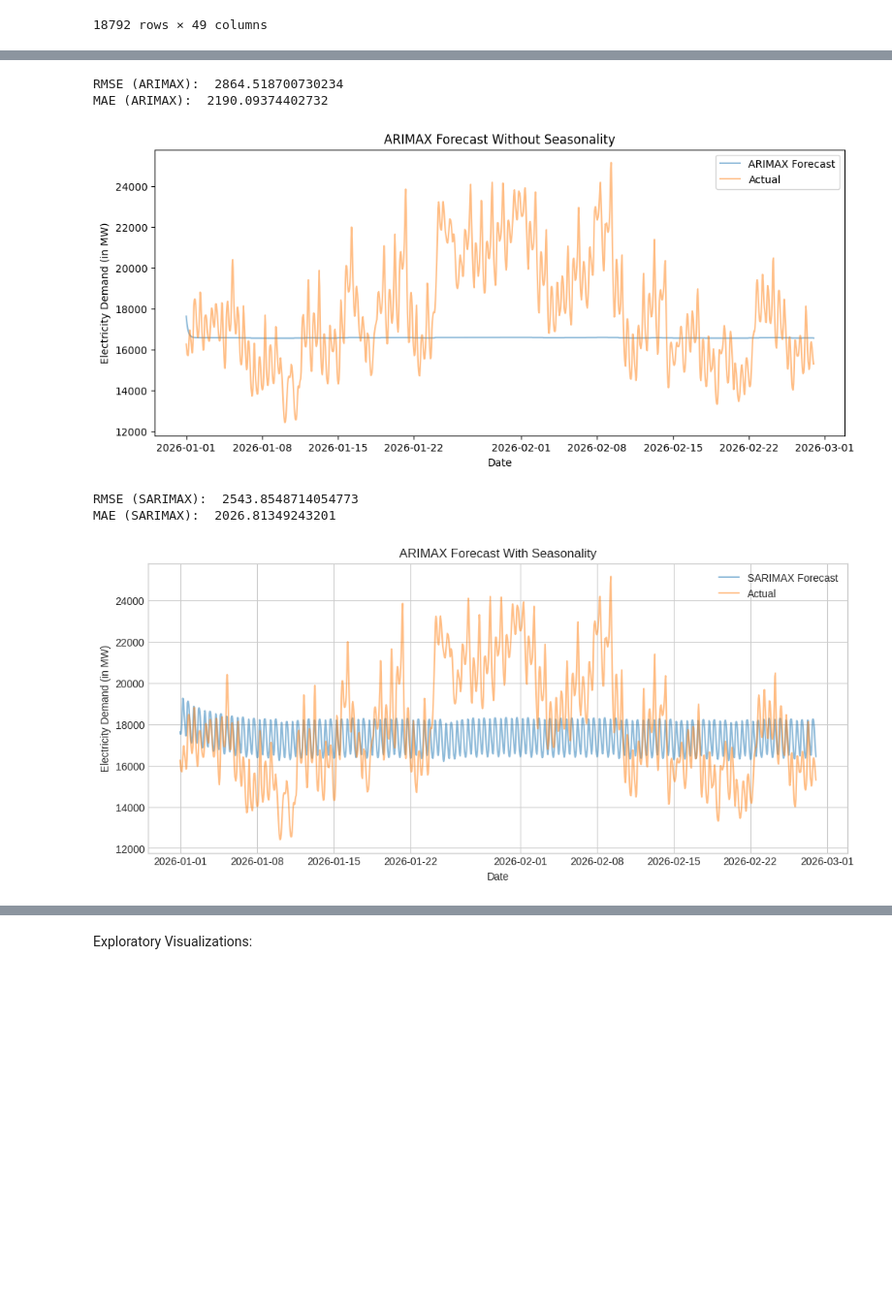
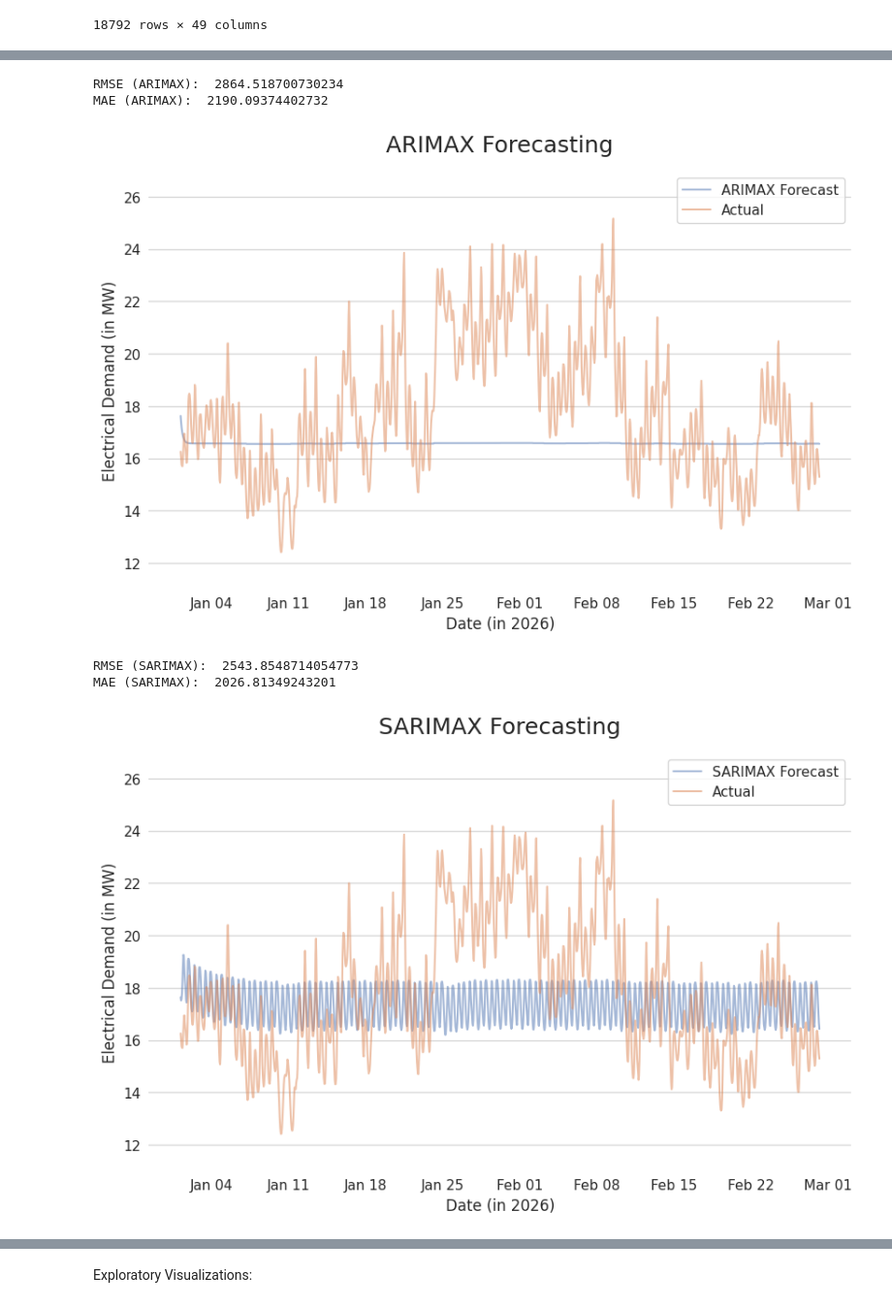
Before and after one commit to pallavim8/Project-2-Cavalier-Kaggles, a Jupyter notebook: SCRIPTS/DS_4002_Project_2.ipynb, the cells around one changed output, grey strips where cells are left out. Shown at 97% size. Saved outputs shown, nothing was run; the diff lists cells and outputs as text; code cells hidden in the pictures; blank space fills up the shorter version.

```diff
--- a/SCRIPTS/DS_4002_Project_2.ipynb
+++ b/SCRIPTS/DS_4002_Project_2.ipynb
@@ -230,53 +237,39 @@ MAE (ARIMA):  2182.8107109853595
 # %%
-""" Step 11: perform baseline ARIMAX and seasonal ARIMAX
+""" Step 12: perform baseline ARIMAX and seasonal ARIMAX
 The following cell implements an ARIMAX model and a SARIMAX model using the train and test sets and subsequently presents the results.
 
 """
 # --------------------------------------------------------------- ARIMAX - WITHOUT SEASONALITY ------------------------------------------------------------------------- #
 arimax_model = SARIMAX(y_train,exog=X_train[['PRCP','TMAX','TMIN']],order=(1,1,1),enforce_invertibility=False,enforce_stationarity=False)
 arimax_results = arimax_model.fit()
 
 arimax_forecast = arimax_results.forecast(steps=len(y_test),exog=X_test[['PRCP','TMAX','TMIN']])
 rmse_arimax = np.sqrt(mean_squared_error(y_test,arimax_forecast))
 mae_arimax = mean_absolute_error(y_test,arimax_forecast)
 
 print("RMSE (ARIMAX): ", rmse_arimax)
 print("MAE (ARIMAX): ", mae_arimax)
 
-plt.figure(figsize=(12,5))
-plt.plot(y_test.index,arimax_forecast,label='ARIMAX Forecast',alpha=0.5)
-plt.plot(y_test.index,y_test,label='Actual',alpha=0.5)
-plt.xlabel("Date")
-plt.ylabel("Electricity Demand (in MW)")
-plt.legend()
-plt.title("ARIMAX Forecast Without Seasonality")
-plt.show()
+visualize_predictions(y_test,arimax_forecast,label='ARIMAX')
 
 # --------------------------------------------------------------- ARIMAX - WITH SEASONALITY ---------------------------------------------------------------------------- #
 
 sarimax_model = SARIMAX(y_train,order=(1,0,1),exog=X_train[['PRCP','TMAX','TMIN']],seasonal_order=(0,1,1,24),enforce_invertibility=False,enforce_stationarity=False)
 sarimax_results = sarimax_model.fit(maxiter=200,disp=False)
 
 sarimax_forecast = sarimax_results.forecast(steps=len(y_test),exog=X_test[['PRCP','TMAX','TMIN']])
 rmse_sarimax = np.sqrt(mean_squared_error(y_test,sarimax_forecast))
 mae_sarimax = mean_absolute_error(y_test,sarimax_forecast)
 
 print("RMSE (SARIMAX): ", rmse_sarimax)
 print("MAE (SARIMAX): ", mae_sarimax)
 
-plt.figure(figsize=(12,5))
-plt.plot(y_test.index,sarimax_forecast,label='SARIMAX Forecast',alpha=0.5)
-plt.plot(y_test.index,y_test,label='Actual',alpha=0.5)
-plt.xlabel("Date")
-plt.ylabel("Electricity Demand (in MW)")
-plt.legend()
-plt.title("ARIMAX Forecast With Seasonality")
-plt.show()
+visualize_predictions(y_test,sarimax_forecast,label='SARIMAX')
 # %% [output]
 RMSE (ARIMAX):  2864.518700730234
 MAE (ARIMAX):  2190.09374402732
-[figure, old version]
+[figure, new version]
 RMSE (SARIMAX):  2543.8548714054773
 MAE (SARIMAX):  2026.81349243201
-[figure, old version]
+[figure, new version]
 # %%
```
Also changed, not shown: parts of 5 cells of this notebook.
